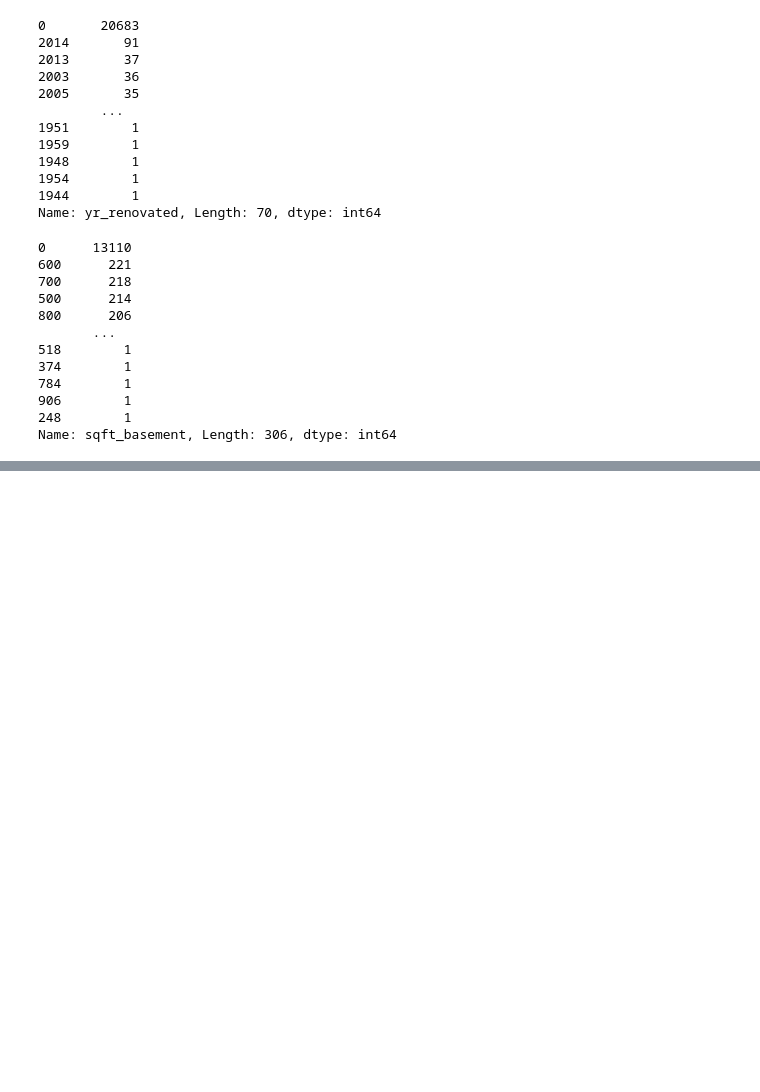
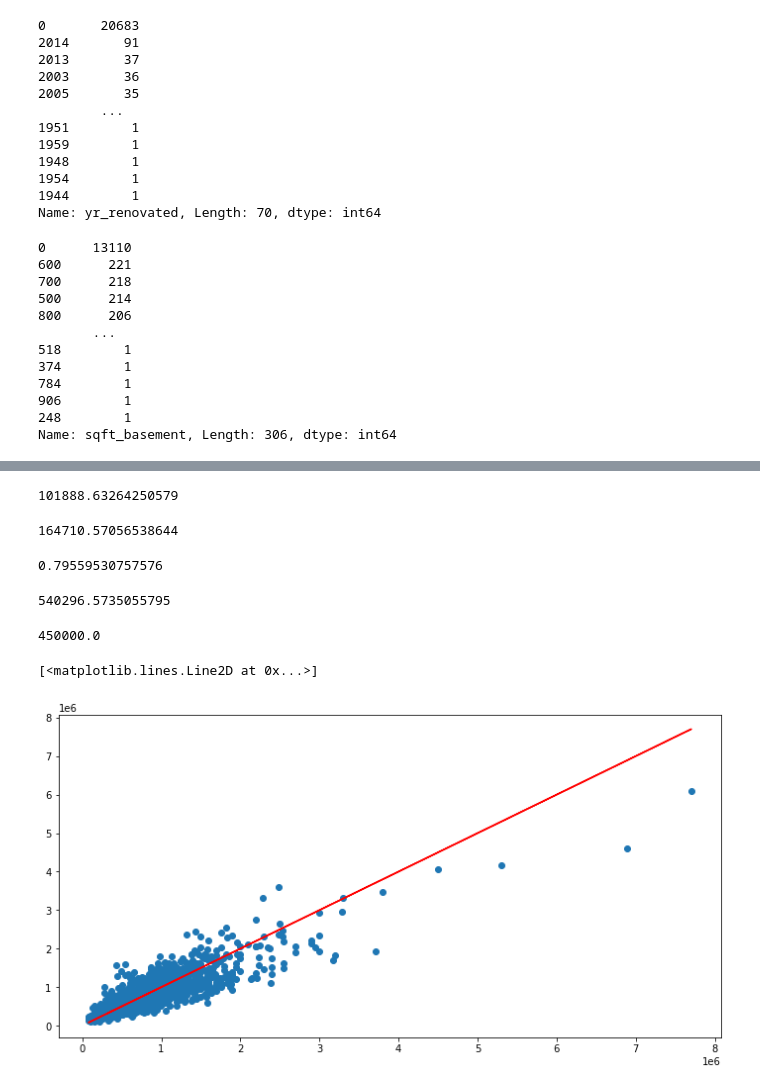
Before and after one commit to AbdullahTabassam/House-Sale-Prediction, a Jupyter notebook: HouseSalePrediction.ipynb, the cells around one changed output, grey strips where cells are left out. Drawn from its saved outputs; the diff is of its cells as text; code cells hidden in the pictures; blank space fills up the shorter version.

```diff
--- a/HouseSalePrediction.ipynb
+++ b/HouseSalePrediction.ipynb
@@ -363,0 +468,2 @@ Name: sqft_basement, Length: 306, dtype: int64
+# %%
+predictions = model.predict(X_test)
@@ -363,0 +472,30 @@ Name: sqft_basement, Length: 306, dtype: int64
+# %%
+mean_absolute_error(y_test,predictions)
+# %% [output]
+101888.63264250579
+# %%
+np.sqrt(mean_squared_error(y_test,predictions))
+# %% [output]
+164710.57056538644
+# %%
+explained_variance_score(y_test,predictions)
+# %% [output]
+0.79559530757576
+# %%
+df['price'].mean()
+# %% [output]
+540296.5735055795
+# %%
+df['price'].median()
+# %% [output]
+450000.0
+# %%
+# Our predictions
+plt.figure(figsize=(12,6))
+plt.scatter(y_test,predictions)
+
+# Perfect predictions
+plt.plot(y_test,y_test,'r')
+# %% [output]
+[<matplotlib.lines.Line2D at 0x...>]
+[figure, added]
```
Also changed, not shown: parts of 33 cells of this notebook.
